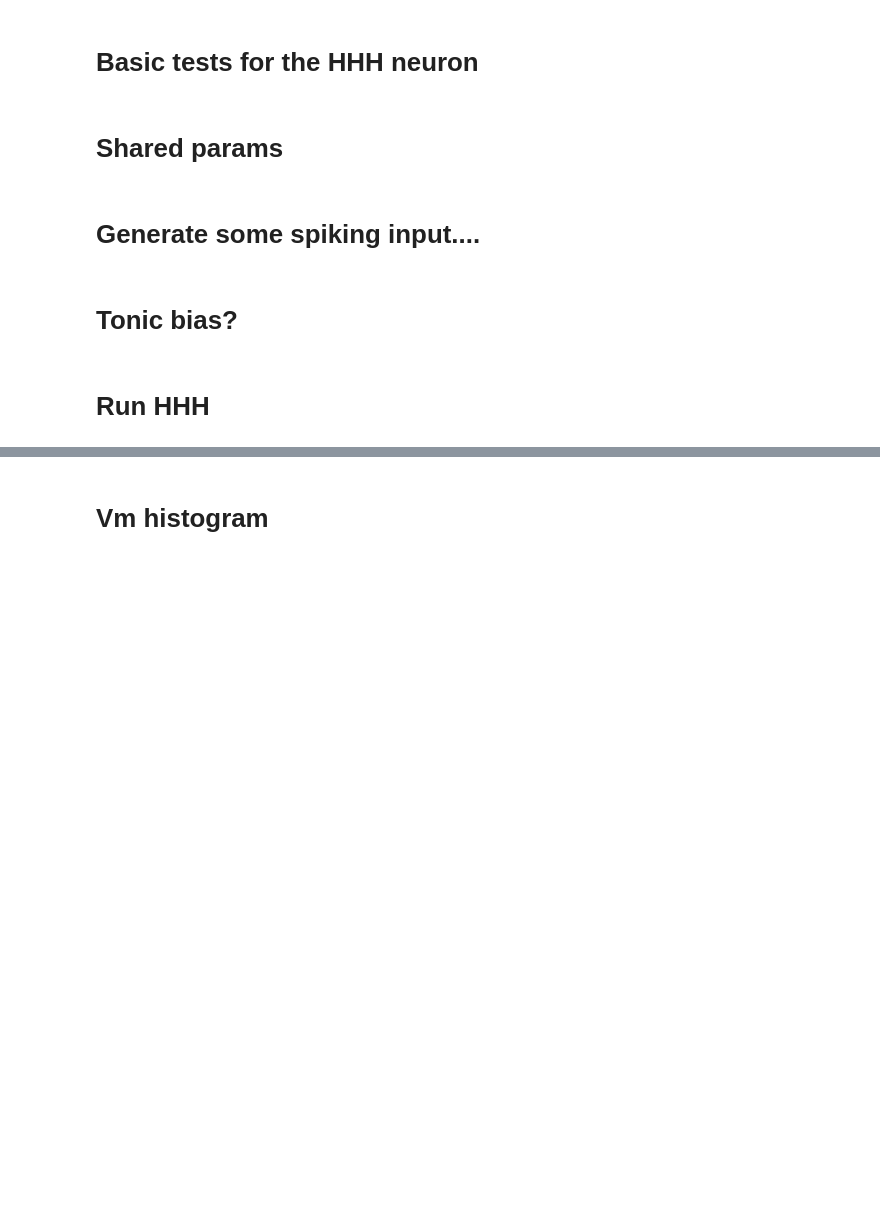
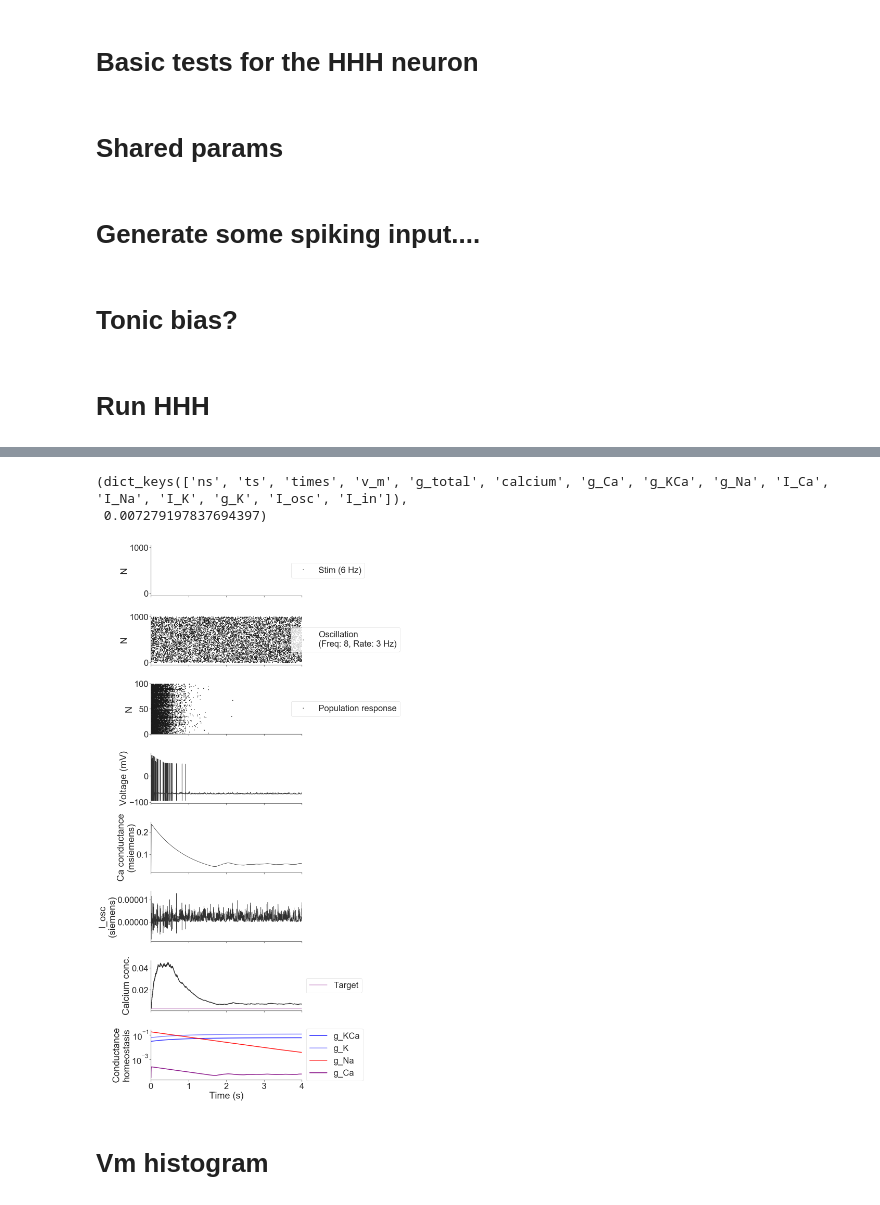
Before and after one commit to voytekresearch/resistingrhythm, a Jupyter notebook: resistingrhythm/ipynb/testing_HHH.ipynb, the cells around one changed output, grey strips where cells are left out. Saved outputs shown, nothing was run; the diff lists cells and outputs as text; code cells hidden in the pictures; blank space fills up the shorter version.

```diff
--- a/resistingrhythm/ipynb/testing_HHH.ipynb
+++ b/resistingrhythm/ipynb/testing_HHH.ipynb
@@ -49,8 +49,8 @@ w = (5e-6, 50e-6)
 
 # Ca dynamics
 G_KCa = 60e-3
-G_Ca = 1e-3
-dynamic_calcium_gate = False
+G_Ca = 60e-3
+dynamic_calcium_gate = True
 # %% [markdown]
 # Generate some spiking input....
 # %%
@@ -111,6 +100,9 @@ WARNING    "w_in" is an internal variable of group "synapses", but also exists i
 # %%
 ts_x, ns_x = results['ts'], results['ns']
 results.keys(), results['calcium'][:, -100].mean()
+# %% [output]
+(dict_keys(['ns', 'ts', 'times', 'v_m', 'g_total', 'calcium', 'g_Ca', 'g_KCa', 'g_Na', 'I_Ca', 'I_Na', 'I_K', 'g_K', 'I_osc', 'I_in']),
+ 0.007279197837694397)
 # %%
 # Which neuron's traces to plot (all spikes shown)
 n = 0
@@ -149,7 +141,7 @@ _ = ax[3].set_ylabel("Voltage (mV)")
 t = results['times']
 v = results['g_Ca'][n, :]*1e3
 _ = ax[4].plot(t, v, linestyle='-', linewidth=1.5, color='k', alpha=0.9)
-_ = ax[4].set_ylabel("Total conductance\n(msiemens)")
+_ = ax[4].set_ylabel("Ca conductance\n(msiemens)")
 # _ = ax[1].set_ylim(-100, 40)
 
 # Gtotal
@@ -159,33 +151,35 @@ _ = ax[5].plot(t, v, linestyle='-', linewidth=1.5, color='k', alpha=0.9)
 _ = ax[5].set_ylabel("I_osc\n(siemens)")
 # _ = ax[1].set_ylim(-100, 40)
 
 # Ca
 ca_target = 0.003
 t = results['times']
 v = results['calcium'][n, :]
 _ = ax[6].plot(t, v, linestyle='-', linewidth=3, color='k', alpha=0.9)
 _ = ax[6].plot(t, np.repeat(ca_target, v.size), linestyle='-', linewidth=4, color='purple', alpha=0.25,
                label="Target")
 _ = ax[6].set_ylabel("Calcium conc.")
 _ = ax[6].legend(loc='center left', bbox_to_anchor=(1, 0.5))
 # _ = ax[1].set_ylim(-100, 40)
 
 # Homeostatsis
 t = results['times']
 v1 = results['g_KCa'][n, :]
 v2 = results['g_K'][n, :]
 v3 = results['g_Na'][n, :]
 v4 = results['g_Ca'][n, :]
 _ = ax[7].plot(t, v1, linestyle='-', linewidth=3, color='blue', alpha=0.8, label="g_KCa")
 _ = ax[7].plot(t, v2, linestyle='-', linewidth=3, color='blue', alpha=0.5, label="g_K")
 _ = ax[7].plot(t, v3, linestyle='-', linewidth=3, color='red', alpha=0.9, label="g_Na")
 _ = ax[7].plot(t, v4, linestyle='-', linewidth=3, color='purple', alpha=0.9, label="g_Ca")
 _ = ax[7].set_xlabel("Time (s)")
 _ = ax[7].set_ylabel("Conductance\nhomeostasis")
 _ = ax[7].legend(loc='center left', bbox_to_anchor=(1, 0.5))
 _ = ax[7].semilogy()
 plt.tight_layout()
 sns.despine()
+# %% [output]
+[figure, added]
 # %% [markdown]
 # Vm histogram
 # %%
```
Also changed, not shown: parts of 2 cells of this notebook.
